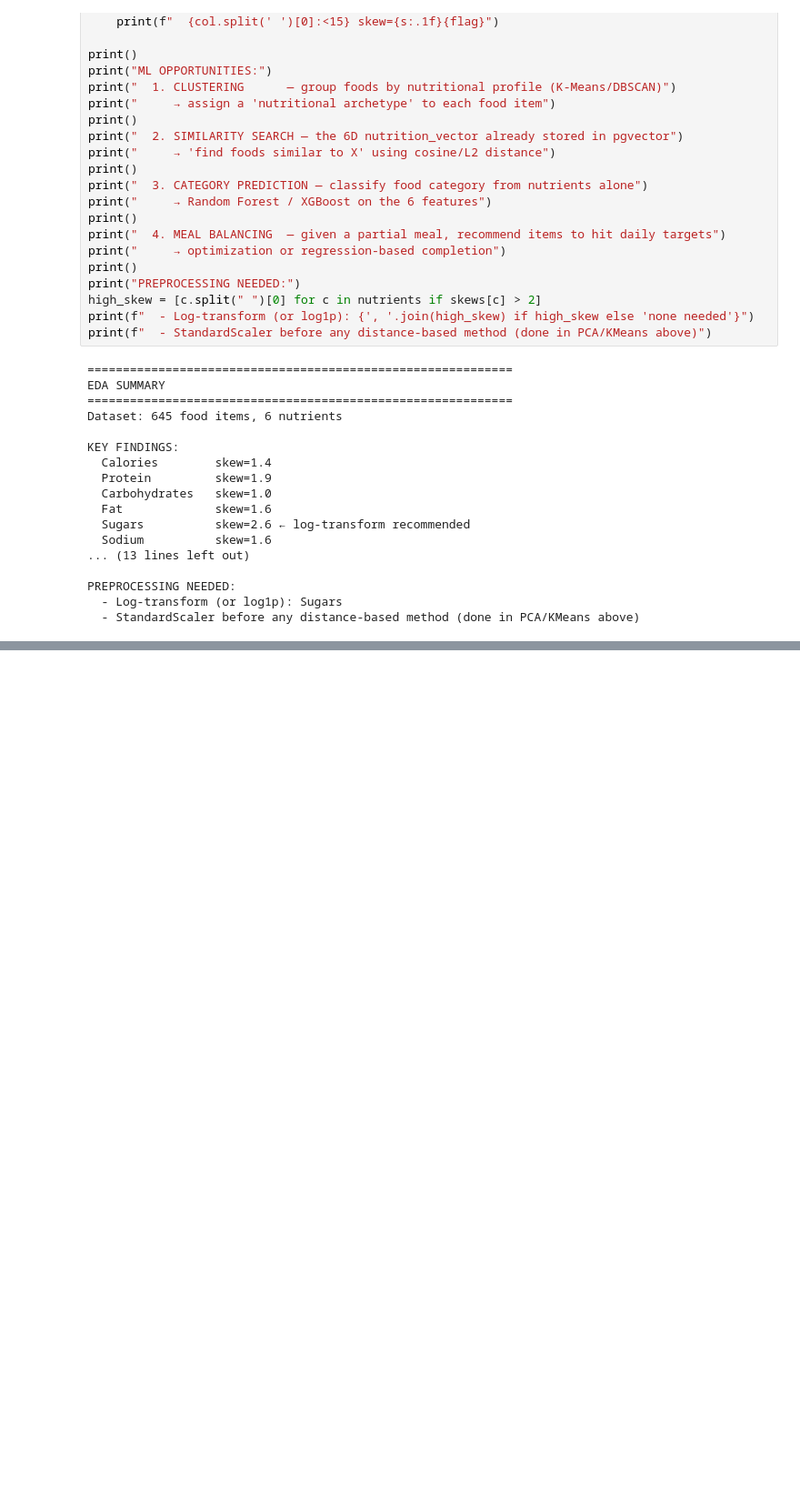
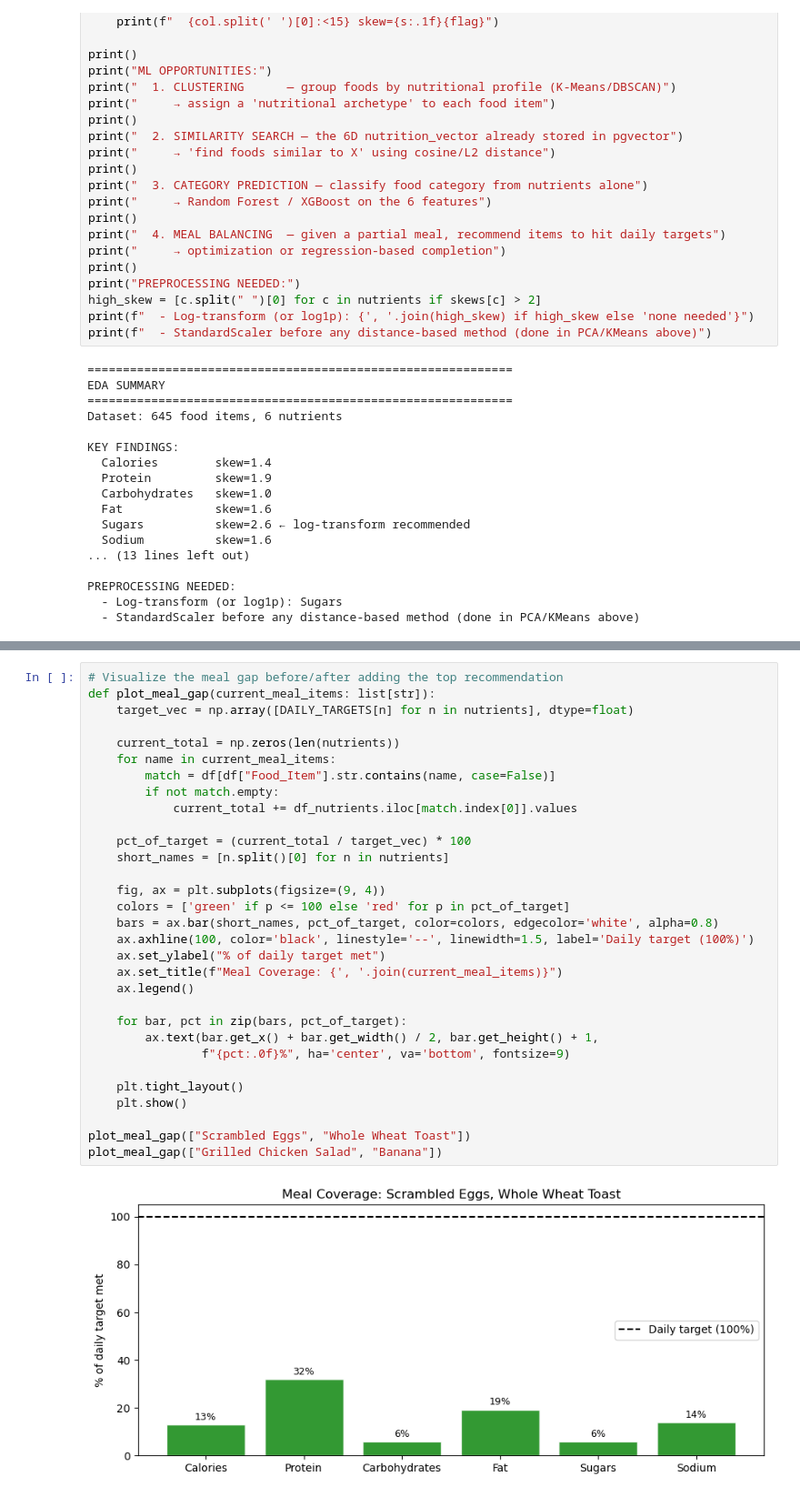
Before and after one commit to tomern0305/DiatitionSystem, a Jupyter notebook: MachineLearning/Untitled-1.ipynb, the cells around one changed output, grey strips where cells are left out. Shown at 91% size. Saved outputs shown, nothing was run; the diff lists cells and outputs as text; blank space fills up the shorter version.

```diff
--- a/MachineLearning/Untitled-1.ipynb
+++ b/MachineLearning/Untitled-1.ipynb
@@ -380,0 +750,33 @@ PREPROCESSING NEEDED:
+# %%
+# Visualize the meal gap before/after adding the top recommendation
+def plot_meal_gap(current_meal_items: list[str]):
+    target_vec = np.array([DAILY_TARGETS[n] for n in nutrients], dtype=float)
+
+    current_total = np.zeros(len(nutrients))
+    for name in current_meal_items:
+        match = df[df["Food_Item"].str.contains(name, case=False)]
+        if not match.empty:
+            current_total += df_nutrients.iloc[match.index[0]].values
+
+    pct_of_target = (current_total / target_vec) * 100
+    short_names = [n.split()[0] for n in nutrients]
+
+    fig, ax = plt.subplots(figsize=(9, 4))
+    colors = ['green' if p <= 100 else 'red' for p in pct_of_target]
+    bars = ax.bar(short_names, pct_of_target, color=colors, edgecolor='white', alpha=0.8)
+    ax.axhline(100, color='black', linestyle='--', linewidth=1.5, label='Daily target (100%)')
+    ax.set_ylabel("% of daily target met")
+    ax.set_title(f"Meal Coverage: {', '.join(current_meal_items)}")
+    ax.legend()
+
+    for bar, pct in zip(bars, pct_of_target):
+        ax.text(bar.get_x() + bar.get_width() / 2, bar.get_height() + 1,
+                f"{pct:.0f}%", ha='center', va='bottom', fontsize=9)
+
+    plt.tight_layout()
+    plt.show()
+
+plot_meal_gap(["Scrambled Eggs", "Whole Wheat Toast"])
+plot_meal_gap(["Grilled Chicken Salad", "Banana"])
+# %% [output]
+[figure, added]
```
Also changed, not shown: parts of 12 cells of this notebook.
